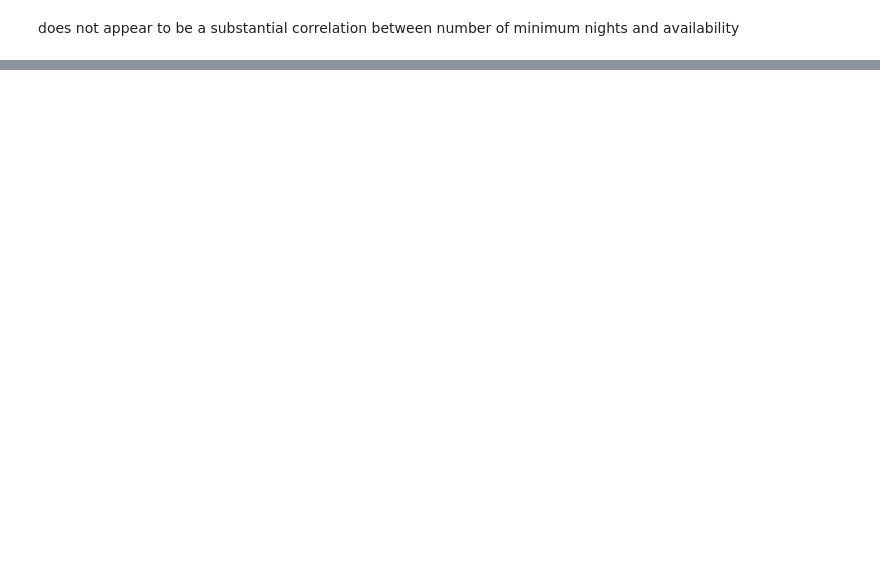
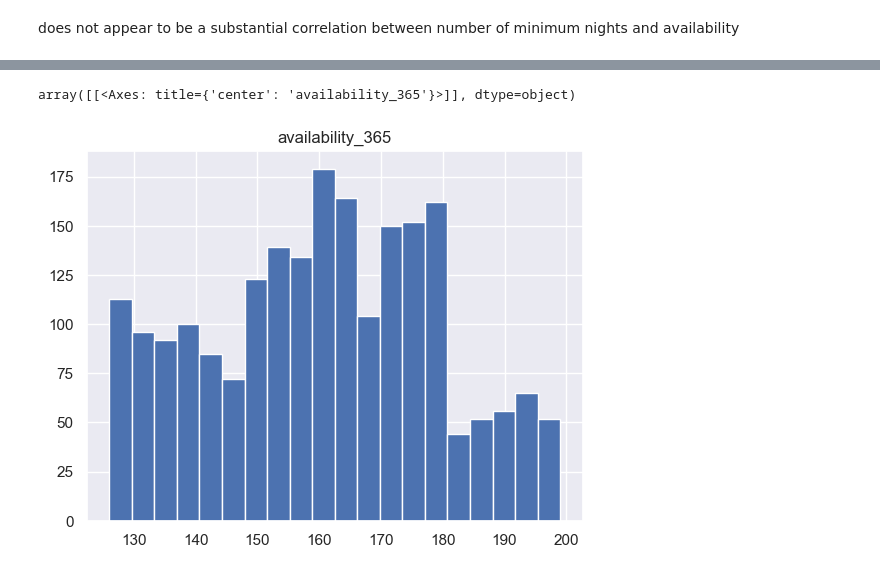
Before and after one commit to 18txm/inside-airbnb-vacancies, a Jupyter notebook: rq2.ipynb, the cells around one changed output, grey strips where cells are left out. Drawn from its saved outputs; the diff is of its cells as text; code cells hidden in the pictures; blank space fills up the shorter version.

```diff
--- a/rq2.ipynb
+++ b/rq2.ipynb
@@ -206,0 +462,7 @@ does not appear to be a substantial correlation between number of minimum nights
+# %%
+df_125_to_200 = listings[listings['availability_365'] > 125 ]
+df_125_to_200 = df_125_to_200[df_125_to_200['availability_365'] < 200 ]
+pd.DataFrame.hist(data = df_125_to_200, column='availability_365', bins=20)
+# %% [output]
+array([[<Axes: title={'center': 'availability_365'}>]], dtype=object)
+[figure, added]
```
Also changed, not shown: parts of 39 cells of this notebook.
